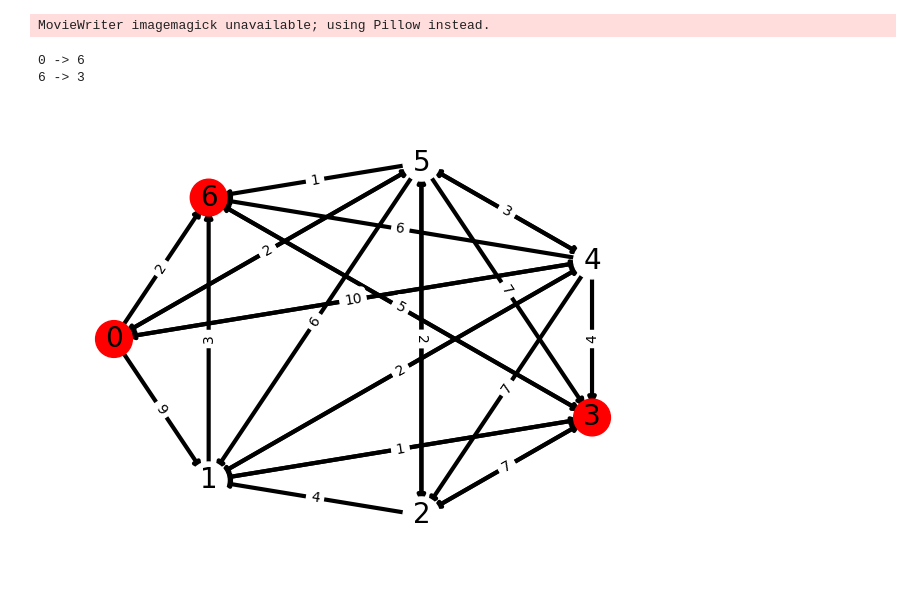
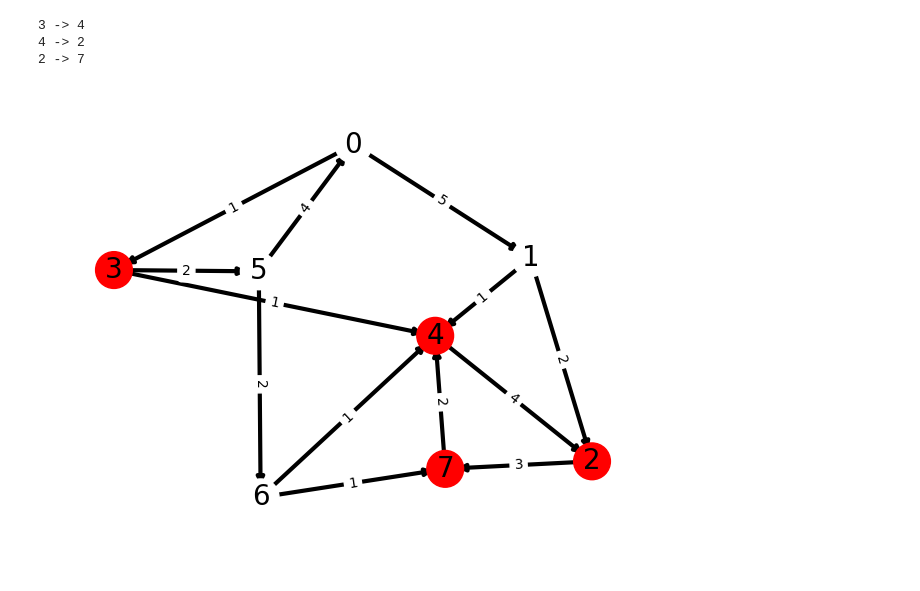
Before and after one commit to karolcieply/studia, a Jupyter notebook: SemestrVI/hmo/hmo_notebook.ipynb, the cells around one changed output. Cells and saved outputs as stored; diff of their text form; code cells hidden in the pictures.

```diff
--- a/SemestrVI/hmo/hmo_notebook.ipynb
+++ b/SemestrVI/hmo/hmo_notebook.ipynb
@@ -284,7 +279,7 @@ MovieWriter imagemagick unavailable; using Pillow instead.
-# %%
-GraphFunctions.draw_function(graph.g, 0, graph.floyd, end=3)
-# %% [output]
-MovieWriter imagemagick unavailable; using Pillow instead.
-0 -> 6
-6 -> 3
-[figure, removed]
+# %%
+GraphFunctions.draw_function(graph_directed.g, graph_directed.dfs, START, END, "directed_")
+# %% [output]
+3 -> 4
+4 -> 2
+2 -> 7
+[figure, added]
```
Also changed, not shown: parts of 14 cells of this notebook, 13 other files.
